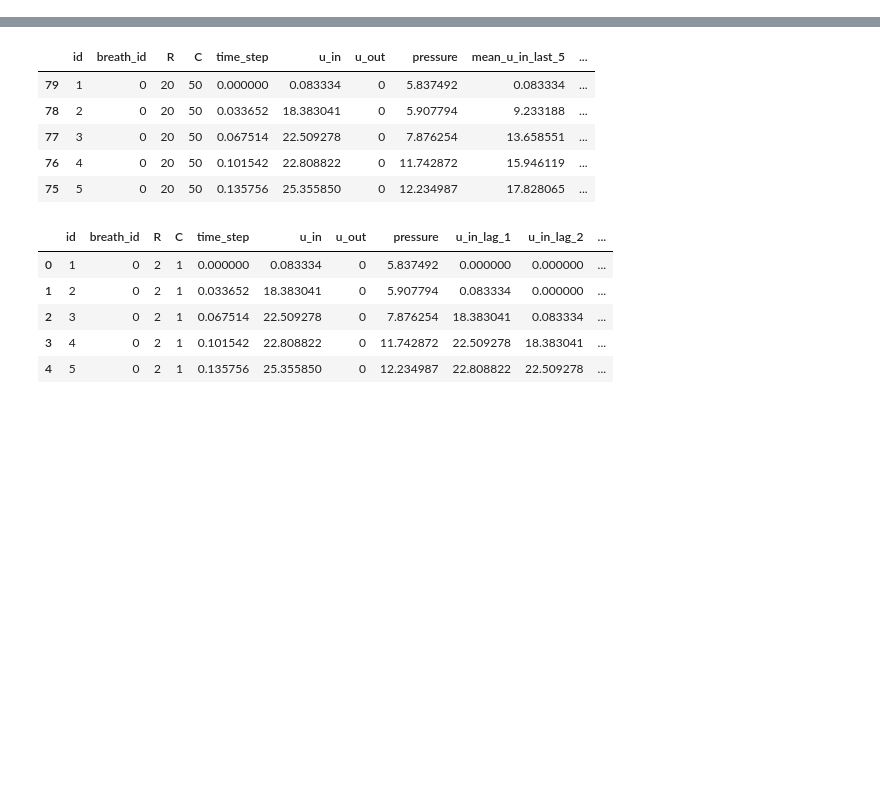
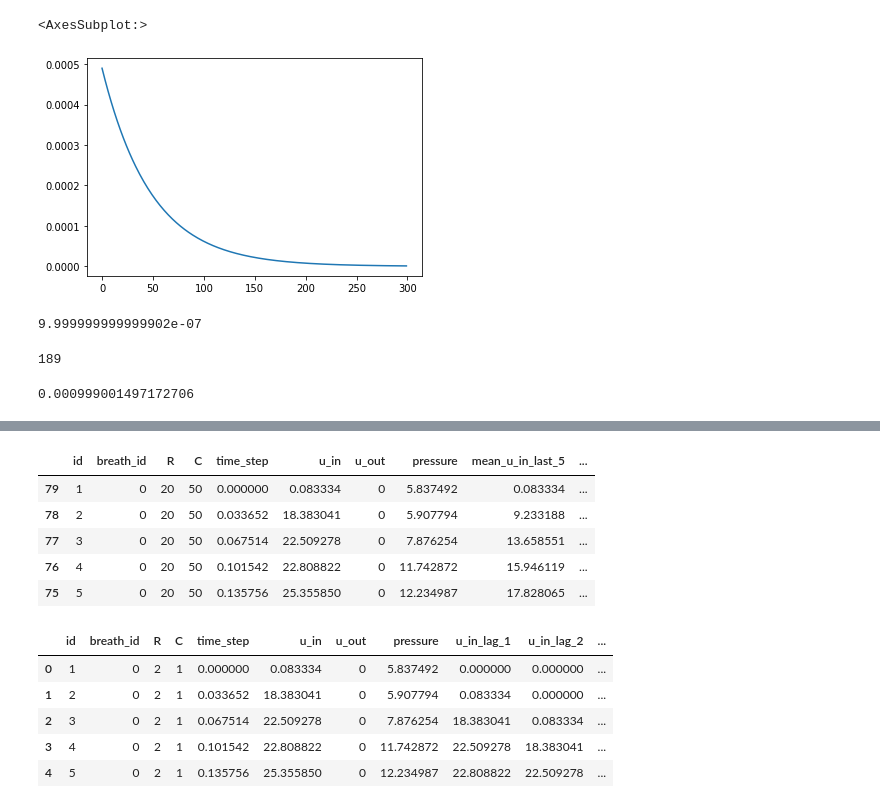
Before and after one commit to sahil711/ventilator-pressure-prediction, a Jupyter notebook: v1/nbs/Untitled.ipynb, the cells around one changed output, grey strips where cells are left out. Cells and saved outputs as stored; diff of their text form; code cells hidden in the pictures; blank space fills up the shorter version.

```diff
--- a/v1/nbs/Untitled.ipynb
+++ b/v1/nbs/Untitled.ipynb
@@ -19,7 +17,20 @@ pd.options.display.max_columns=100
+# %%
+step = (final_lr/start_lr)**(1/num_epochs)
 # %%
-# import torch
-# import torch.optim as optim
+import torch
+import torch.optim as optim
 
-# optimizer = optim.SGD([torch.rand((2,2), requires_grad=True)], lr=0.1)
-# # scheduler = optim.lr_scheduler.ExponentialLR(optimizer, gamma=0.9)
+optimizer = optim.SGD([torch.rand((2,2), requires_grad=True)], lr=start_lr)
+fun = lambda epoch: step
+scheduler = optim.lr_scheduler.StepLR(optimizer,step_size=1,gamma=step)
 # scheduler = get_linear_schedule_with_warmup(optimizer,num_warmup_steps=0,num_training_steps=1000)
+val=[]
+for epoch in range(num_epochs):
+    scheduler.step()
+#     print('Epoch-{0} lr: {1}'.format(epoch, optimizer.param_groups[0]['lr']))
+    val.append(optimizer.param_groups[0]['lr'])
+#     if epoch % 5 == 0:print()
+pd.Series(val).plot()
+# %% [output]
+<AxesSubplot:>
+[figure, added]
@@ -32,0 +37,12 @@ pd.options.display.max_columns=100
+# %%
+np.min(val)
+# %% [output]
+9.999999999999902e-07
+# %%
+sum([x<5e-5 for x in val])
+# %% [output]
+189
+# %%
+start_lr*(step**num_epochs)
+# %% [output]
+0.000999001497172706
```
Also changed, not shown: parts of 16 cells of this notebook, 18 other files.
